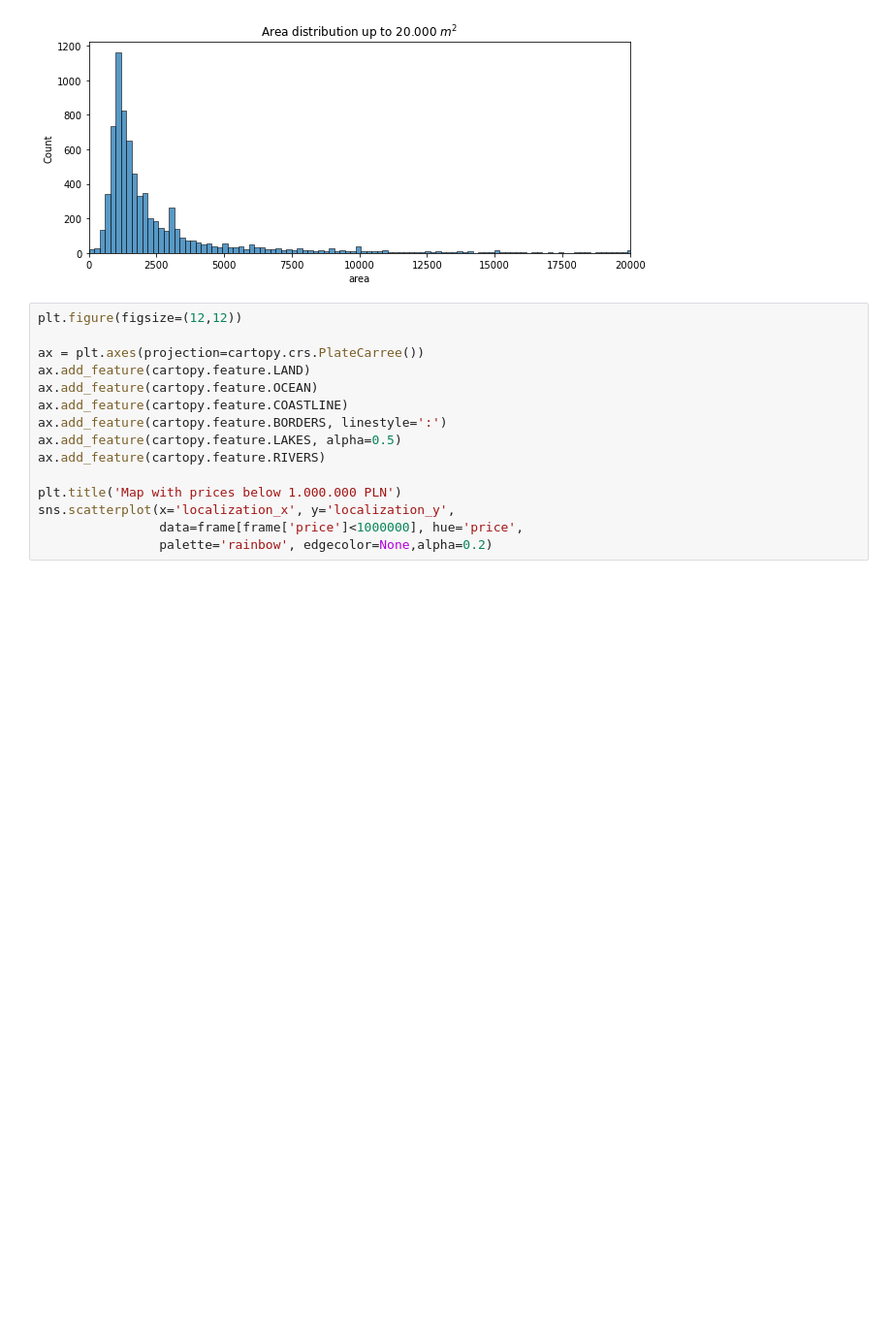
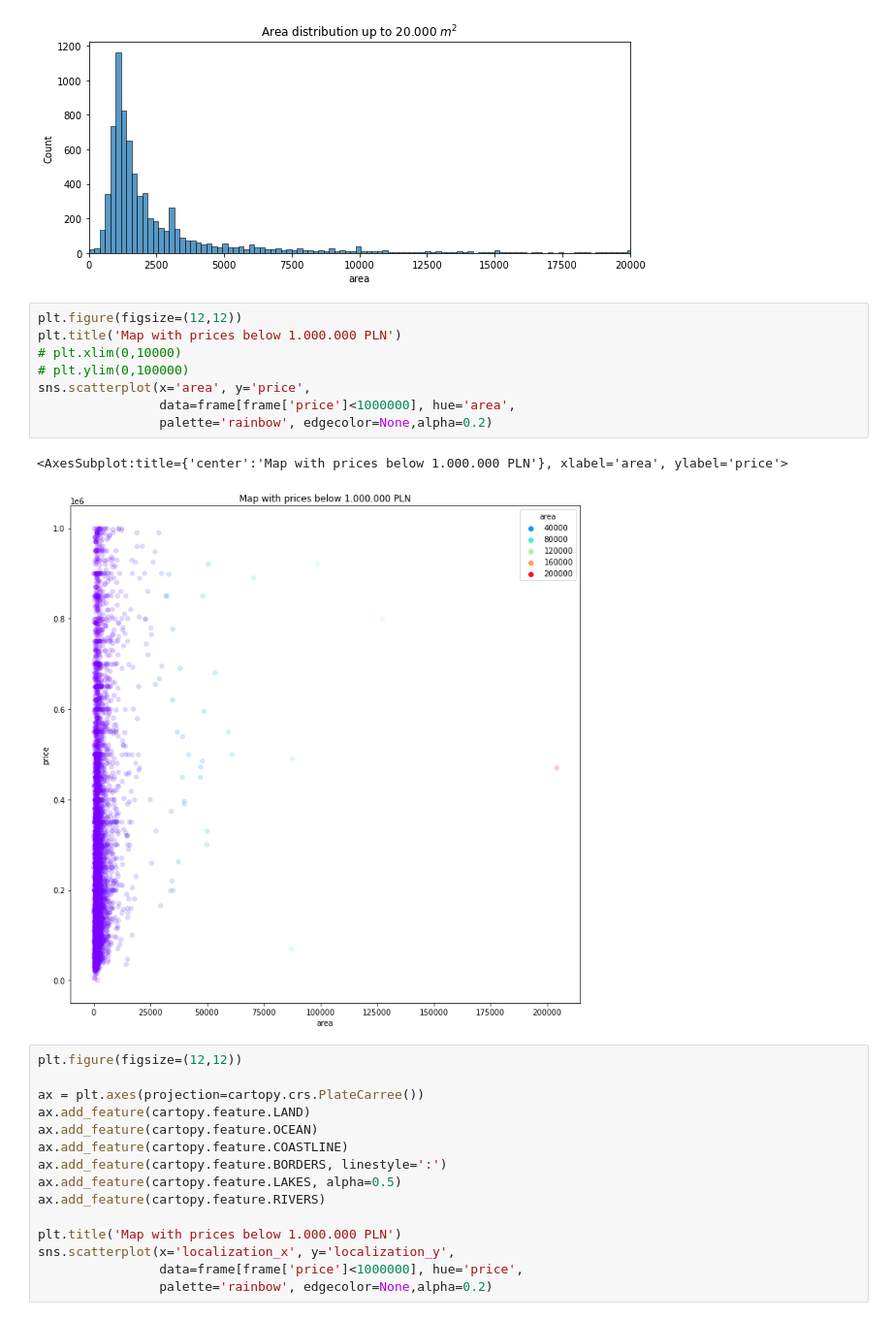
Before and after one commit to 5piotr/real_estate_price_estimator, a Jupyter notebook: data_analysis.ipynb, the cells around one changed output. Shown at 97% size. Cells and saved outputs as stored; diff of their text form; blank space fills up the shorter version.

```diff
--- a/data_analysis.ipynb
+++ b/data_analysis.ipynb
@@ -57,6 +57,17 @@ sns.histplot(frame['area'])
 # %% [output]
 <AxesSubplot:title={'center':'Area distribution up to 20.000 $m^{2}$'}, xlabel='area', ylabel='Count'>
 [figure]
+# %%
+plt.figure(figsize=(12,12))
+plt.title('Map with prices below 1.000.000 PLN')
+# plt.xlim(0,10000)
+# plt.ylim(0,100000)
+sns.scatterplot(x='area', y='price',
+                data=frame[frame['price']<1000000], hue='area',
+                palette='rainbow', edgecolor=None,alpha=0.2)
+# %% [output]
+<AxesSubplot:title={'center':'Map with prices below 1.000.000 PLN'}, xlabel='area', ylabel='price'>
+[figure, added]
 # %%
 plt.figure(figsize=(12,12))
 
```
Also changed, not shown: 21 other files.
